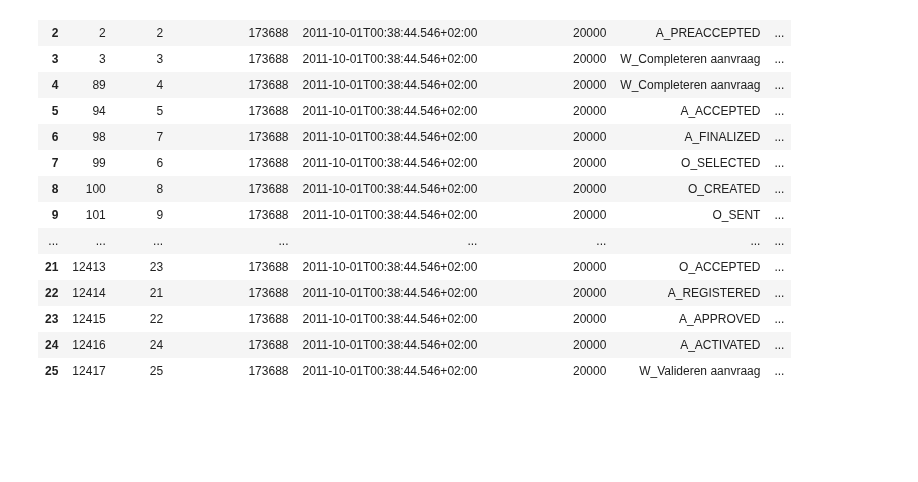
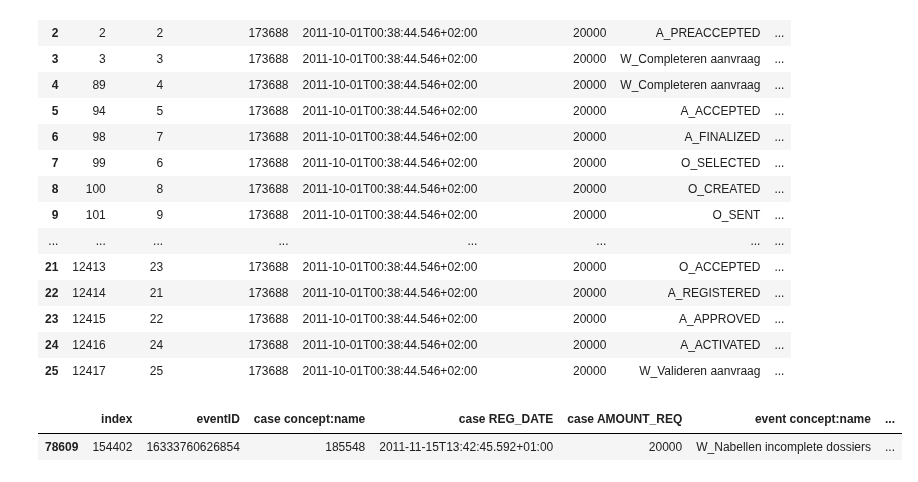
Before and after one commit to Elite-NL/Process_Mining, a Jupyter notebook: Baseline Predict Next Step.ipynb, the cells around one changed output. Saved outputs shown, nothing was run; the diff lists cells and outputs as text; code cells hidden in the pictures; blank space fills up the shorter version.

```diff
--- a/Baseline Predict Next Step.ipynb
+++ b/Baseline Predict Next Step.ipynb
@@ -180,18 +196,18 @@ Timestamp('2011-01-10 00:38:44.546000')
 # %%
-# We create a list to store the average time duration until the next event
-# For example the average time duration between position n and n+1 is average_time[n-1]
+# We create a dictionary to store the average time duration until the next event
+# For example the average time duration between position n and n+1 is average_time_per_pos[n]
 # The dataframe must be sorted on case-number and timestamp for this calculation!
 
-average_time = []
+average_time_per_pos = {}
+number_of_adds = {}
 for i in range(1, max(lenght_process.values()) + 1):
-    tempsum = pd.Timedelta(0)
-    tempint = 0
-    for row in df.index:
-        if (df[position_column][row] == i and (row+1) < len(df) and df[case_column][row] == df[case_column][row+1] ):
-            tempsum += (df[timestamp_column][row+1] - df[timestamp_column][row])
-            tempint += 1
-    if (tempint == 0): # the last event in the process does not have a next position
-        average_time.append(pd.Timedelta(0))
-    else:
-        average_time.append(tempsum/tempint)
-average_time
+    average_time_per_pos[i] = pd.Timedelta(0)
+    number_of_adds[i] = 0
+
+for row in df.index:
+    if ((row+1) < len(df) and df[case_column][row] == df[case_column][row+1]):
+        average_time_per_pos[df[position_column][row]] += (df[timestamp_column][row+1] - df[timestamp_column][row])
+        number_of_adds[df[position_column][row]] += 1
+
+average_time_per_pos = {x: (average_time_per_pos[x] / number_of_adds[x] if number_of_adds[x]!=0 else pd.Timedelta(0)) for x in average_time_per_pos.keys() & number_of_adds}
+#average_time_per_pos
@@ -216,10 +214,8 @@ average_time
 # %%
 # We add the predicted time duration until next event to the dataframe
-#df[predicted_next_timestamp_column] = ""
-#for row in df.index:
-#    df[predicted_next_timestamp_column] = time.fromisoformat(df[timestamp_column][row]) + average_time[df[position_column][row] - 1]
+
 def next_timestamp(x):
-    return (x[timestamp_column] + average_time[x[position_column]-1]) if (average_time[x[position_column]-1] != pd.Timedelta(0)) else "-"
+    return (x[timestamp_column] + average_time_per_pos[x[position_column]]) if (average_time_per_pos[x[position_column]] != pd.Timedelta(0)) else "-"
 df[predicted_next_timestamp_column] = df.apply(next_timestamp, axis=1)
 df[df[case_column] == 173688]
 # %% [output]
@@ -240,3 +236,8 @@ df[df[case_column] == 173688]
 | 23 | 12415 | 22 | 173688 | 2011-10-01T00:38:44.546+02:00 | 20000 | A_APPROVED | ... |
 | 24 | 12416 | 24 | 173688 | 2011-10-01T00:38:44.546+02:00 | 20000 | A_ACTIVATED | ... |
 | 25 | 12417 | 25 | 173688 | 2011-10-01T00:38:44.546+02:00 | 20000 | W_Valideren aanvraag | ... |
+# %%
+df[df[predicted_next_timestamp_column] == "-"]
+# %% [output]
+|  | index | eventID | case concept:name | case REG_DATE | case AMOUNT_REQ | event concept:name | ... |
+| 78609 | 154402 | 16333760626854 | 185548 | 2011-11-15T13:42:45.592+01:00 | 20000 | W_Nabellen incomplete dossiers | ... |
```
Also changed, not shown: parts of 4 cells of this notebook.
